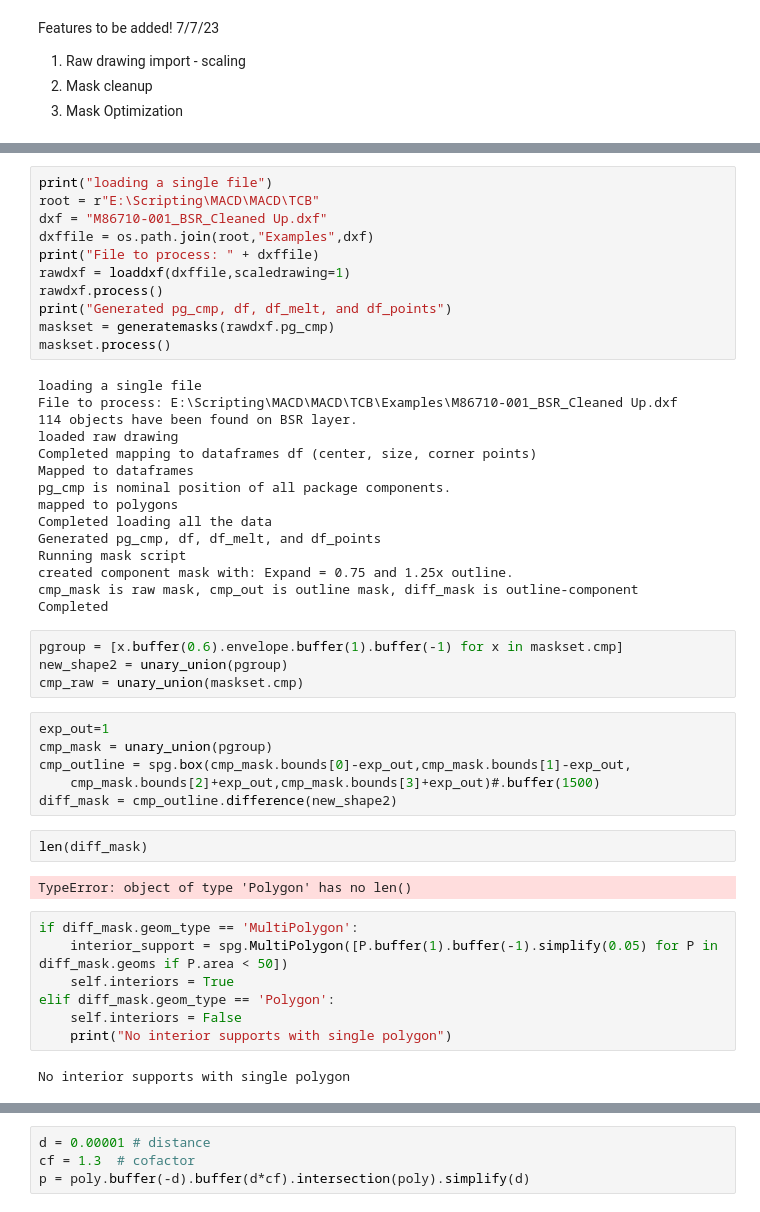
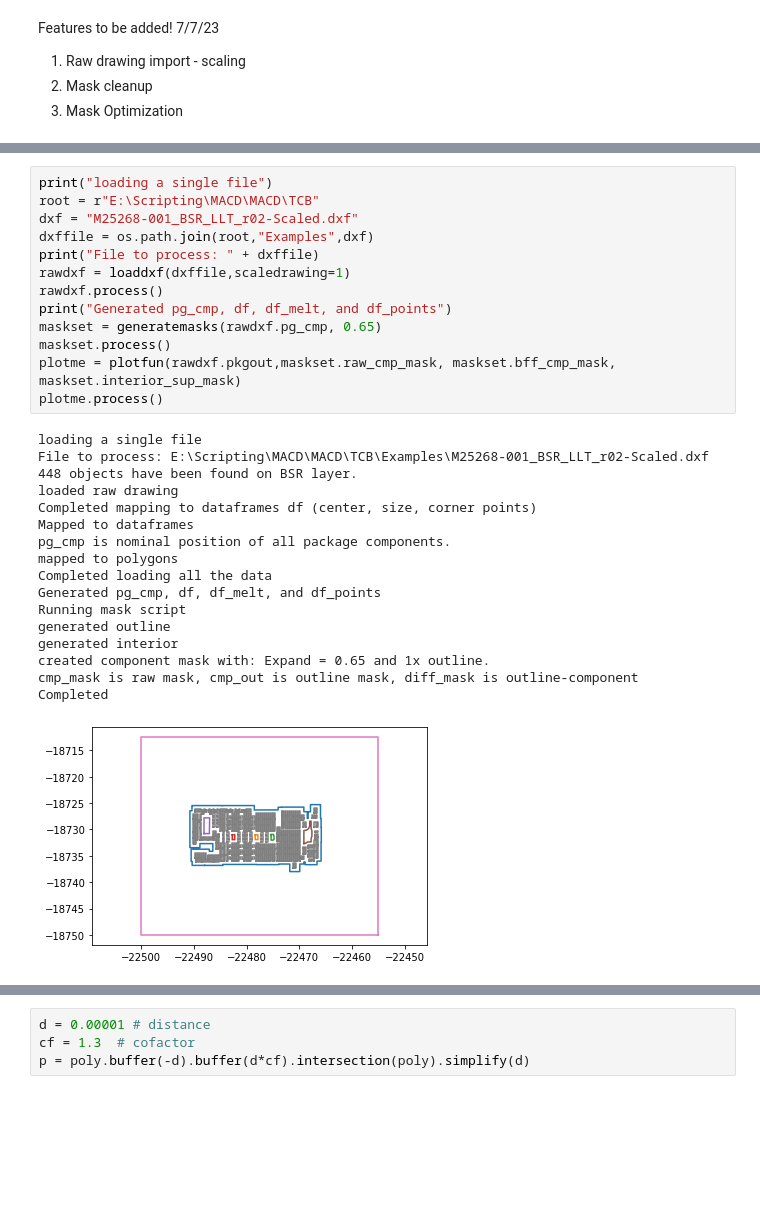
Before and after one commit to mtan516/MACD, a Jupyter notebook: TCB/Code/scratch.ipynb, the cells around one changed output, grey strips where cells are left out. Saved outputs shown, nothing was run; the diff lists cells and outputs as text; blank space fills up the shorter version.

```diff
--- a/TCB/Code/scratch.ipynb
+++ b/TCB/Code/scratch.ipynb
@@ -181,49 +199,31 @@ class generatemasks():
 # %%
 print("loading a single file")
 root = r"E:\Scripting\MACD\MACD\TCB"
-dxf = "M86710-001_BSR_Cleaned Up.dxf"
+dxf = "M25268-001_BSR_LLT_r02-Scaled.dxf"
 dxffile = os.path.join(root,"Examples",dxf)
 print("File to process: " + dxffile)
 rawdxf = loaddxf(dxffile,scaledrawing=1)
 rawdxf.process()
 print("Generated pg_cmp, df, df_melt, and df_points")
-maskset = generatemasks(rawdxf.pg_cmp)
+maskset = generatemasks(rawdxf.pg_cmp, 0.65)
 maskset.process()
+plotme = plotfun(rawdxf.pkgout,maskset.raw_cmp_mask, maskset.bff_cmp_mask, maskset.interior_sup_mask)
+plotme.process()
 # %% [output]
 loading a single file
-File to process: E:\Scripting\MACD\MACD\TCB\Examples\M86710-001_BSR_Cleaned Up.dxf
-114 objects have been found on BSR layer.
+File to process: E:\Scripting\MACD\MACD\TCB\Examples\M25268-001_BSR_LLT_r02-Scaled.dxf
+448 objects have been found on BSR layer.
 loaded raw drawing
 Completed mapping to dataframes df (center, size, corner points)
 Mapped to dataframes
 pg_cmp is nominal position of all package components.
 mapped to polygons
 Completed loading all the data
 Generated pg_cmp, df, df_melt, and df_points
 Running mask script
-created component mask with: Expand = 0.75 and 1.25x outline.
+generated outline
+generated interior
+created component mask with: Expand = 0.65 and 1x outline.
 cmp_mask is raw mask, cmp_out is outline mask, diff_mask is outline-component
 Completed
+[figure, added]
-# %%
-pgroup = [x.buffer(0.6).envelope.buffer(1).buffer(-1) for x in maskset.cmp]
-new_shape2 = unary_union(pgroup)
-cmp_raw = unary_union(maskset.cmp)
-# %%
-exp_out=1
-cmp_mask = unary_union(pgroup)
-cmp_outline = spg.box(cmp_mask.bounds[0]-exp_out,cmp_mask.bounds[1]-exp_out,
-    cmp_mask.bounds[2]+exp_out,cmp_mask.bounds[3]+exp_out)#.buffer(1500)
-diff_mask = cmp_outline.difference(new_shape2)
-# %%
-len(diff_mask)
-# %% [output]
-TypeError: object of type 'Polygon' has no len()
-# %%
-if diff_mask.geom_type == 'MultiPolygon':
-    interior_support = spg.MultiPolygon([P.buffer(1).buffer(-1).simplify(0.05) for P in diff_mask.geoms if P.area < 50])
-    self.interiors = True
-elif diff_mask.geom_type == 'Polygon':
-    self.interiors = False
-    print("No interior supports with single polygon")
-# %% [output]
-No interior supports with single polygon
```
Also changed, not shown: parts of 9 cells of this notebook, 7 other files.
